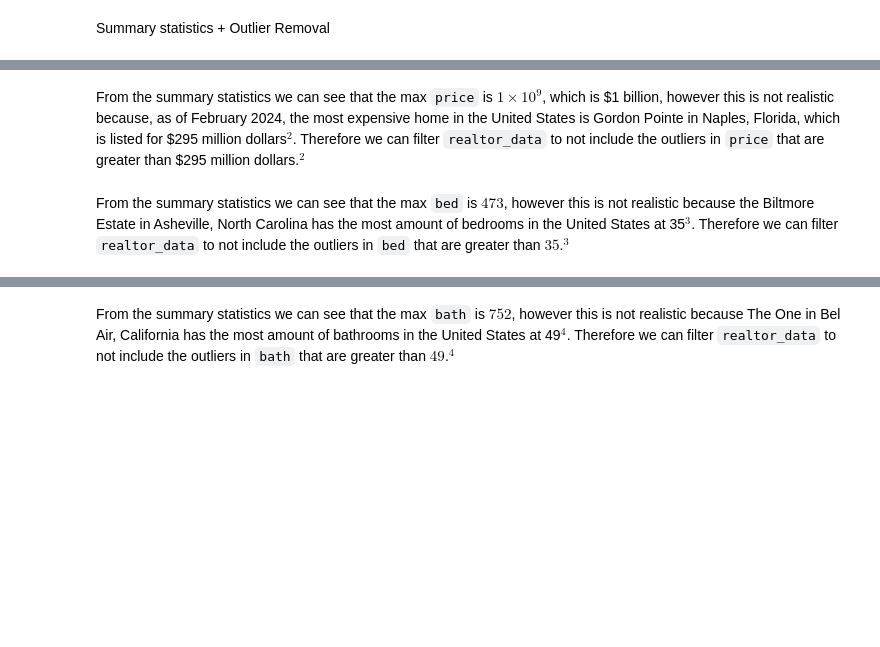
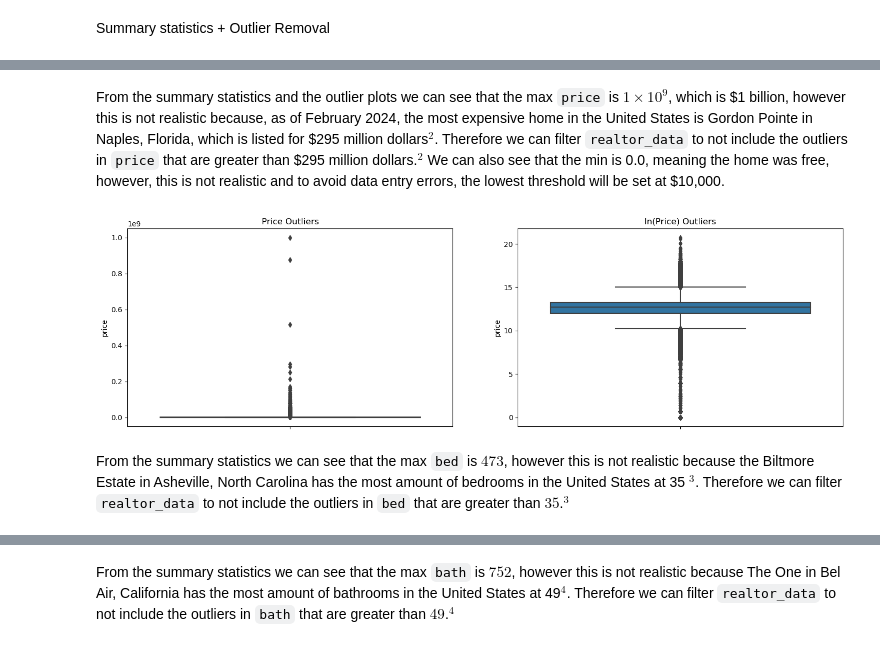
Before and after one commit to SatrunsDream/DSC148-Project, a Jupyter notebook: Case_Study.ipynb, the cells around one changed output, grey strips where cells are left out. Drawn from its saved outputs; the diff is of its cells as text; code cells hidden in the pictures; blank space fills up the shorter version.

```diff
--- a/Case_Study.ipynb
+++ b/Case_Study.ipynb
@@ -669,5 +642,12 @@ display(summary_stats)
 | median_zip_price | 2220161.0 | 419856.437178 | 445404.901802 | 1.0 | 186250.000 | 325000.000 | 500000.000 | 32740000.0 |
 | inventory_count | 2220161.0 | 160.016257 | 172.680300 | 1.0 | 60.000 | 110.000 | 198.000 | 1681.0 |
 # %% [markdown]
-From the summary statistics we can see that the max `price` is $1\times 10^9$, which is \$1 billion, however this is not realistic because, as of February 2024, the most expensive home in the United States is Gordon Pointe in Naples, Florida, which is listed for \$295 million dollars$^2$. Therefore we can filter `realtor_data` to not include the outliers in `price` that are greater than \$295 million dollars.$^2$
+From the summary statistics and the outlier plots we can see that the max `price` is $1\times 10^9$, which is \$1 billion, however this is not realistic because, as of February 2024, the most expensive home in the United States is Gordon Pointe in Naples, Florida, which is listed for \$295 million dollars$^2$. Therefore we can filter `realtor_data` to not include the outliers in `price` that are greater than \$295 million dollars.$^2$ We can also see that the min is 0.0, meaning the home was free, however, this is not realistic and to avoid data entry errors, the lowest threshold will be set at \$10,000.
+# %%
+fig, axes = plt.subplots(1, 2, figsize=(18, 5))
+sns.boxplot(y=realtor_data['price'], ax=axes[0]).set_title('Price Outliers')
+sns.boxplot(y=np.log1p(realtor_data['price']), ax=axes[1]).set_title('ln(Price) Outliers')
+plt.show()
+# %% [output]
+[figure, added]
 # %%
@@ -675,2 +655,2 @@ realtor_data = realtor_data[realtor_data['price'] <= 2.95e8]
 # %% [markdown]
-From the summary statistics we can see that the max `bed` is $473$, however this is not realistic because the Biltmore Estate in Asheville, North Carolina has the most amount of bedrooms in the United States at 35$^3$. Therefore we can filter `realtor_data` to not include the outliers in `bed` that are greater than $35$.$^3$
+From the summary statistics we can see that the max `bed` is $473$, however this is not realistic because the Biltmore Estate in Asheville, North Carolina has the most amount of bedrooms in the United States at 35 $^3$. Therefore we can filter `realtor_data` to not include the outliers in `bed` that are greater than $35$.$^3$
```
Also changed, not shown: parts of 12 cells of this notebook.
